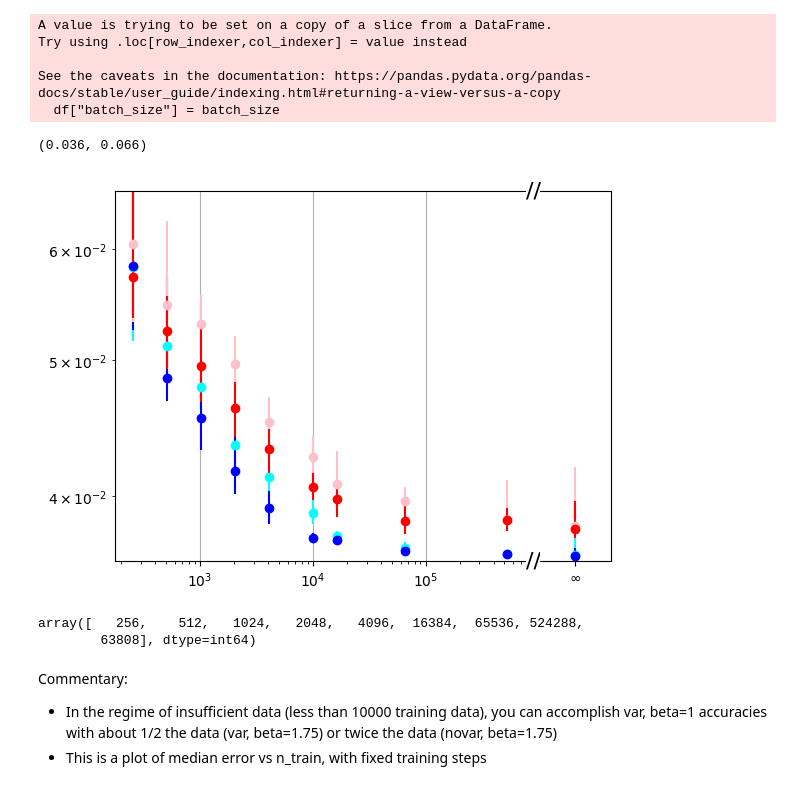
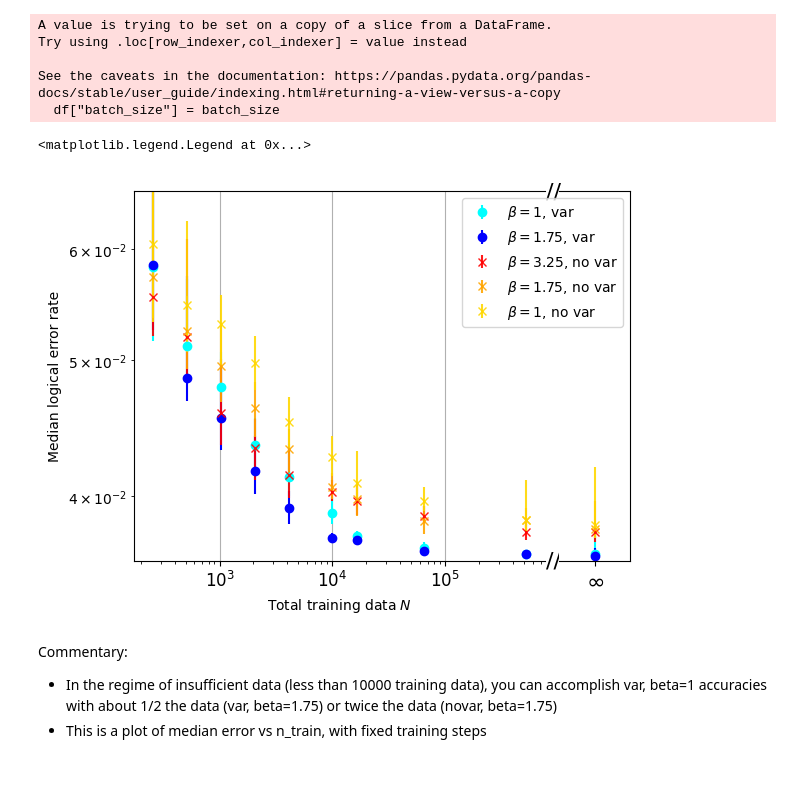
Before and after one commit to peterse/mldec, a Jupyter notebook: src/mldec/analysis/toric_analysis_v1.ipynb, the cells around one changed output. Drawn from its saved outputs; the diff is of its cells as text; code cells hidden in the pictures.

```diff
--- a/src/mldec/analysis/toric_analysis_v1.ipynb
+++ b/src/mldec/analysis/toric_analysis_v1.ipynb
@@ -26,11 +26,19 @@ df_novar2 = pd.read_csv(target_novar2)
 df_novar_original = pd.concat([df_novar1, df_novar2], ignore_index=True)
 # %%
 #  DATA SWEEEP APRIL 11.A EXPERIMENT
+# beta =[1, 1.75], var
 target_var1 = "toric-code-var-exp-v3.1-datasweep/transformer_toric_code_results.csv"
 df_var = pd.read_csv(target_var1)
 
+# beta=[1, 1.75], novar
 target_novar1 = "toric-code-novar-exp-v3.1-datasweep/transformer_toric_code_results.csv"
 df_novar = pd.read_csv(target_novar1)
+
+# beta=3.25, novar
+target_novar2 = "toric-code-novar-exp-v3.2-datasweep/transformer_toric_code_results.csv"
+df_novar2 = pd.read_csv(target_novar2)
+# combine df_novar2 into df_novar
+df_novar = pd.concat([df_novar, df_novar2], ignore_index=True)
 # %%
 def ana_by_batch_size(df, col_name, quantile, append_inf=True):
     """For each value of batch_size, compute median and upper/lower quantile of df[col_name]."""
@@ -63,11 +71,13 @@ batch_sizes, medians_beta1, bounds_beta1 = ana_by_batch_size(df_var[df_var["beta
 batch_sizes, medians_beta175, bounds_beta175 = ana_by_batch_size(df_var[df_var["beta"] == 1.75], "val_acc", quantile)
 batch_sizes, medians_beta1_novar, bounds_beta1_novar = ana_by_batch_size(df_novar[df_novar["beta"] == 1], "val_acc", quantile)
 batch_sizes, medians_beta175_novar, bounds_beta175_novar = ana_by_batch_size(df_novar[df_novar["beta"] == 1.75], "val_acc", quantile)
+batch_sizes, medians_beta325_novar, bounds_beta325_novar = ana_by_batch_size(df_novar[df_novar["beta"] == 3.25], "val_acc", quantile)
 # %%
 _, medians_beta1_original, bounds_beta1_original = ana_single_batch_size(df_var_original[df_var_original["beta"] == 1], "val_acc", quantile, 10000)
 _, medians_beta175_original, bounds_beta175_original = ana_single_batch_size(df_var_original[df_var_original["beta"] == 1.75], "val_acc", quantile, 10000)
 _, medians_beta1_novar_original, bounds_beta1_novar_original = ana_single_batch_size(df_novar_original[df_novar_original["beta"] == 1], "val_acc", quantile, 10000)
 _, medians_beta175_novar_original, bounds_beta175_novar_original = ana_single_batch_size(df_novar_original[df_novar_original["beta"] == 1.75], "val_acc", quantile, 10000)
+_, medians_beta325_novar_original, bounds_beta325_novar_original = ana_single_batch_size(df_novar_original[df_novar_original["beta"] == 3.25], "val_acc", quantile, 10000)
 # %% [output]
 A value is trying to be set on a copy of a slice from a DataFrame.
 Try using .loc[row_indexer,col_indexer] = value instead
@@ -80,49 +90,63 @@ plt.close('all')
 # define a gridspec
 from matplotlib import gridspec
 gs = gridspec.GridSpec(1, 6)
 ax = plt.subplot(gs[0, :5])
 ax2 = plt.subplot(gs[0, 5])
 
+# define three shades of red: (pink, red, dark red)
+red_rgb = "gold"
+red_rgb2 = "orange"
+red_rgb3 = "red"
+
+novar_marker="x"
+novar_alpha = 0.9
+
 n_batches = 32 # the total training data is this time n_batches
 ax.errorbar(batch_sizes[:-1] * n_batches, medians_beta1[:-1], yerr=bounds_beta1[:,:-1], fmt='o', c='cyan')
 ax.errorbar(batch_sizes[:-1] * n_batches, medians_beta175[:-1], yerr=bounds_beta175[:,:-1], fmt='o', c='b')
-ax.errorbar(batch_sizes[:-1] * n_batches, medians_beta1_novar[:-1], yerr=bounds_beta1_novar[:,:-1], fmt='o', c='pink')
-ax.errorbar(batch_sizes[:-1] * n_batches, medians_beta175_novar[:-1], yerr=bounds_beta175_novar[:,:-1], fmt='o', c='r')
+ax.errorbar(batch_sizes[:-1] * n_batches, medians_beta325_novar[:-1], yerr=bounds_beta325_novar[:,:-1], fmt=novar_marker, c=red_rgb3, alpha=novar_alpha)
+ax.errorbar(batch_sizes[:-1] * n_batches, medians_beta175_novar[:-1], yerr=bounds_beta175_novar[:,:-1], fmt=novar_marker, c=red_rgb2, alpha=novar_alpha)
+ax.errorbar(batch_sizes[:-1] * n_batches, medians_beta1_novar[:-1], yerr=bounds_beta1_novar[:,:-1], fmt=novar_marker, c=red_rgb, alpha=novar_alpha)
+
 ax.annotate('//', xy=(1.02, 0),  xycoords='axes fraction', ha='center', va='center', fontsize=16)
 ax.annotate('//', xy=(1.02, 1),  xycoords='axes fraction', ha='center', va='center', fontsize=16)
 
 # also plot original data
 ax.errorbar(10000, medians_beta1_original[-1], yerr=bounds_beta1_original[:,-1].reshape(2,1), fmt='o', c='cyan')
 ax.errorbar(10000, medians_beta175_original[-1], yerr=bounds_beta175_original[:,-1].reshape(2,1), fmt='o', c='b')
-ax.errorbar(10000, medians_beta1_novar_original[-1], yerr=bounds_beta1_novar_original[:,-1].reshape(2,1), fmt='o', c='pink')
-ax.errorbar(10000, medians_beta175_novar_original[-1], yerr=bounds_beta175_novar_original[:,-1].reshape(2,1), fmt='o', c='r')
+ax.errorbar(10000, medians_beta325_novar_original[-1], yerr=bounds_beta325_novar_original[:,-1].reshape(2,1), fmt=novar_marker, c=red_rgb3, alpha=novar_alpha)
+ax.errorbar(10000, medians_beta175_novar_original[-1], yerr=bounds_beta175_novar_original[:,-1].reshape(2,1), fmt=novar_marker, c=red_rgb2, alpha=novar_alpha)
+ax.errorbar(10000, medians_beta1_novar_original[-1], yerr=bounds_beta1_novar_original[:,-1].reshape(2,1), fmt=novar_marker, c=red_rgb, alpha=novar_alpha)
 
 ax.loglog()
 ax.spines[['right']].set_visible(False)
 ax.set_ylim(3.6e-2, 6.6e-2)
 ax.grid(axis='both')
+ax.set_xlabel(r"Total training data $N$")
+ax.set_ylabel(r"Median logical error rate")
+# change xticklabel sizes
+ax.tick_params(axis='x', labelsize=12)
 # put annotated '//' at y=0, x=xlim[1] in axis coordinates
 
-ax2.errorbar(1, medians_beta1[-1], yerr=bounds_beta1[:,-1].reshape(2,1), fmt='o', c='cyan')
-ax2.errorbar(1, medians_beta175[-1], yerr=bounds_beta175[:,-1].reshape(2,1), fmt='o', c='b')
-ax2.errorbar(1, medians_beta1_novar[-1], yerr=bounds_beta1_novar[:,-1].reshape(2,1), fmt='o', c='pink')
-ax2.errorbar(1, medians_beta175_novar[-1], yerr=bounds_beta175_novar[:,-1].reshape(2,1), fmt='o', c='r')
+ax2.errorbar(1, medians_beta1[-1], yerr=bounds_beta1[:,-1].reshape(2,1), fmt='o', c='cyan', label=r'$\beta=1$, var')
+ax2.errorbar(1, medians_beta175[-1], yerr=bounds_beta175[:,-1].reshape(2,1), fmt='o', c='b', label=r'$\beta=1.75$, var')
+ax2.errorbar(1, medians_beta325_novar[-1], yerr=bounds_beta325_novar[:,-1].reshape(2,1), fmt=novar_marker, c=red_rgb3, label=r'$\beta=3.25$, no var', alpha=novar_alpha)
+ax2.errorbar(1, medians_beta175_novar[-1], yerr=bounds_beta175_novar[:,-1].reshape(2,1), fmt=novar_marker, c=red_rgb2, label=r'$\beta=1.75$, no var', alpha=novar_alpha)
+ax2.errorbar(1, medians_beta1_novar[-1], yerr=bounds_beta1_novar[:,-1].reshape(2,1), fmt=novar_marker, c=red_rgb, label=r'$\beta=1$, no var', alpha=novar_alpha)
 ax2.spines[['left']].set_visible(False)
+
 
 # suppress y-axis on ax2 and ticks
 ax2.set_yticklabels([])
 ax2.set_yticks([])
 ax2.set_xticks([1])
-ax2.set_xticklabels([r"$\infty$"])
+ax2.set_xticklabels([r"$\infty$"], fontsize=16)
 ax2.set_ylim(ax.get_ylim())
+
+ax2.legend()
 # %% [output]
-(0.036, 0.066)
+<matplotlib.legend.Legend at 0x...>
-[figure, old version]
+[figure, new version]
-# %%
-batch_sizes * 32
-# %% [output]
-array([   256,    512,   1024,   2048,   4096,  16384,  65536, 524288,
-        63808], dtype=int64)
 # %% [markdown]
 Commentary:
  - In the regime of insufficient data (less than 10000 training data), you can accomplish var, beta=1 accuracies with about 1/2 the data (var, beta=1.75) or twice the data (novar, beta=1.75)
```
Also changed, not shown: 13 other files.
